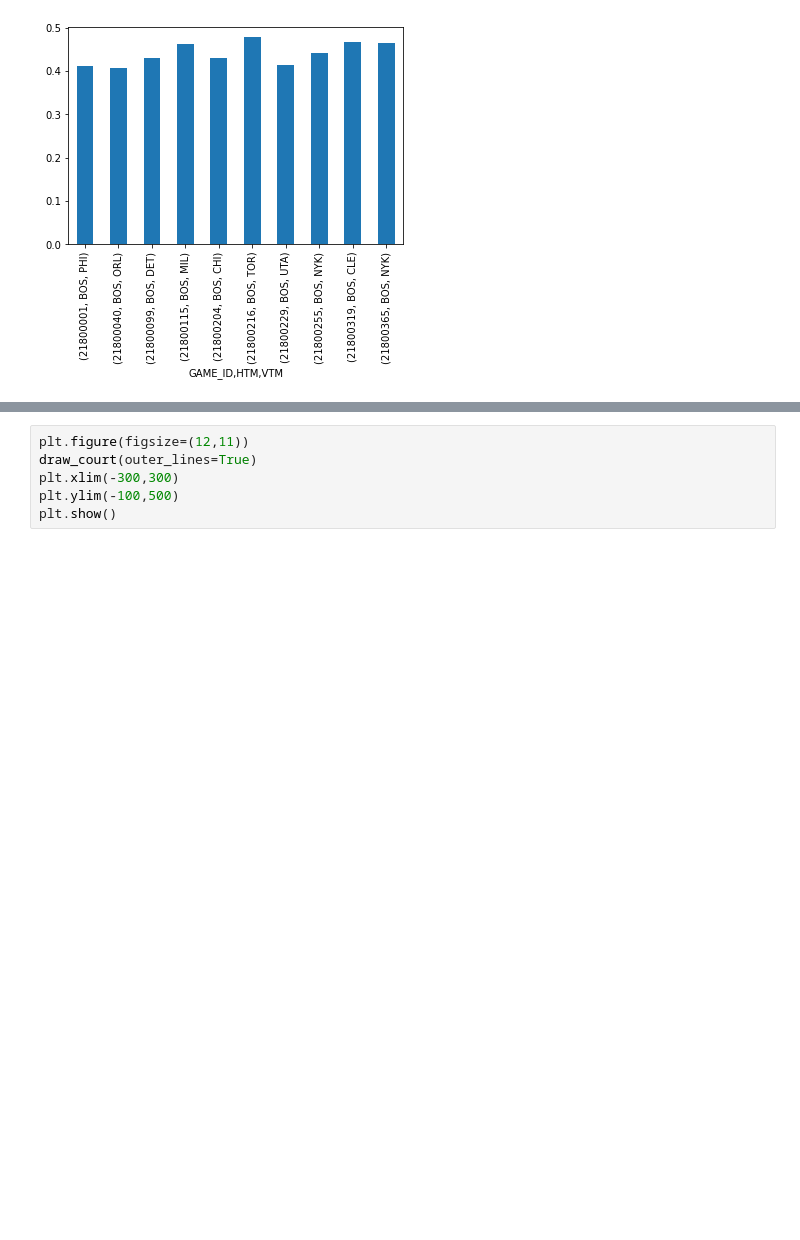
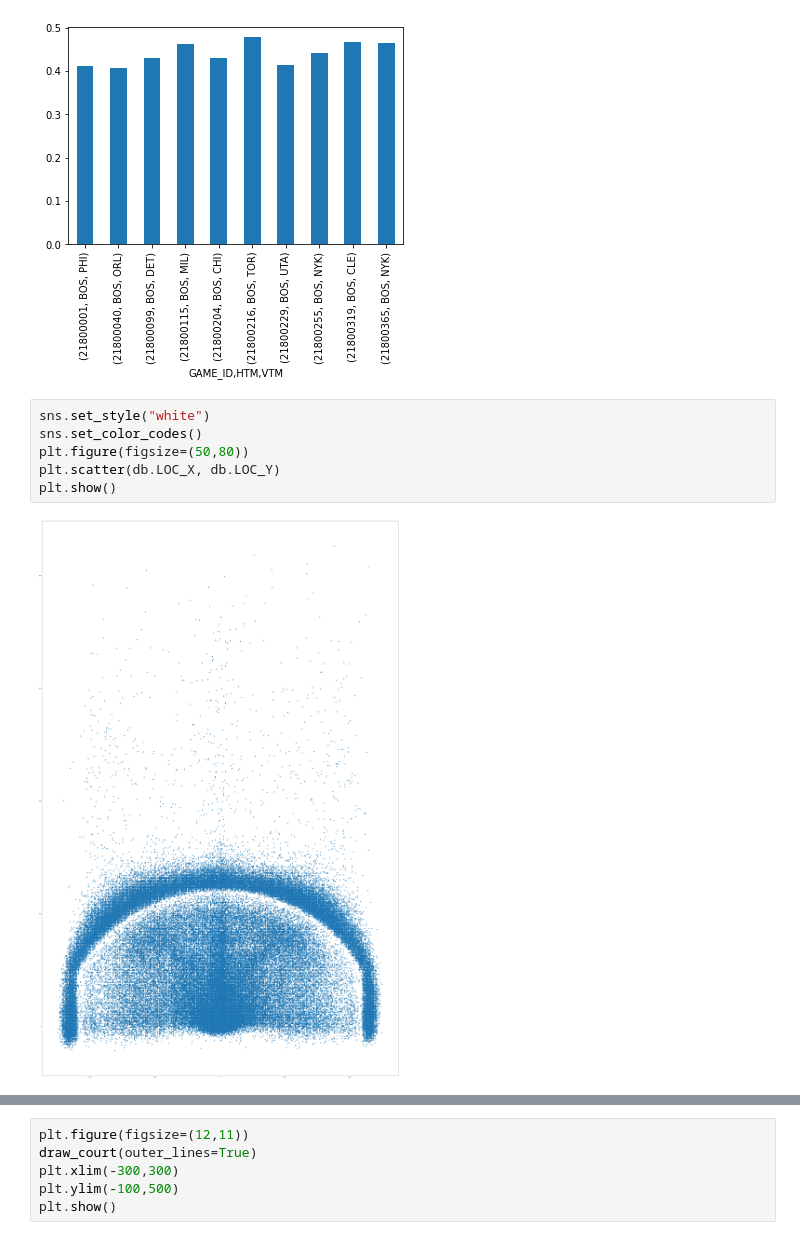
Before and after one commit to JonasBrichzin/nba_shot_tracking_1.1, a Jupyter notebook: import_data.ipynb, the cells around one changed output, grey strips where cells are left out. Saved outputs shown, nothing was run; the diff lists cells and outputs as text; blank space fills up the shorter version.

```diff
--- a/import_data.ipynb
+++ b/import_data.ipynb
@@ -178,6 +179,14 @@ hitratebyawaygame_team("BOS")
 # %% [output]
 <AxesSubplot:xlabel='GAME_ID,HTM,VTM'>
 [figure]
+# %%
+sns.set_style("white")
+sns.set_color_codes()
+plt.figure(figsize=(50,80))
+plt.scatter(db.LOC_X, db.LOC_Y)
+plt.show()
+# %% [output]
+[figure, added]
 # %%
 from matplotlib.patches import Circle, Rectangle, Arc
 
```
Also changed, not shown: parts of 3 cells of this notebook.
